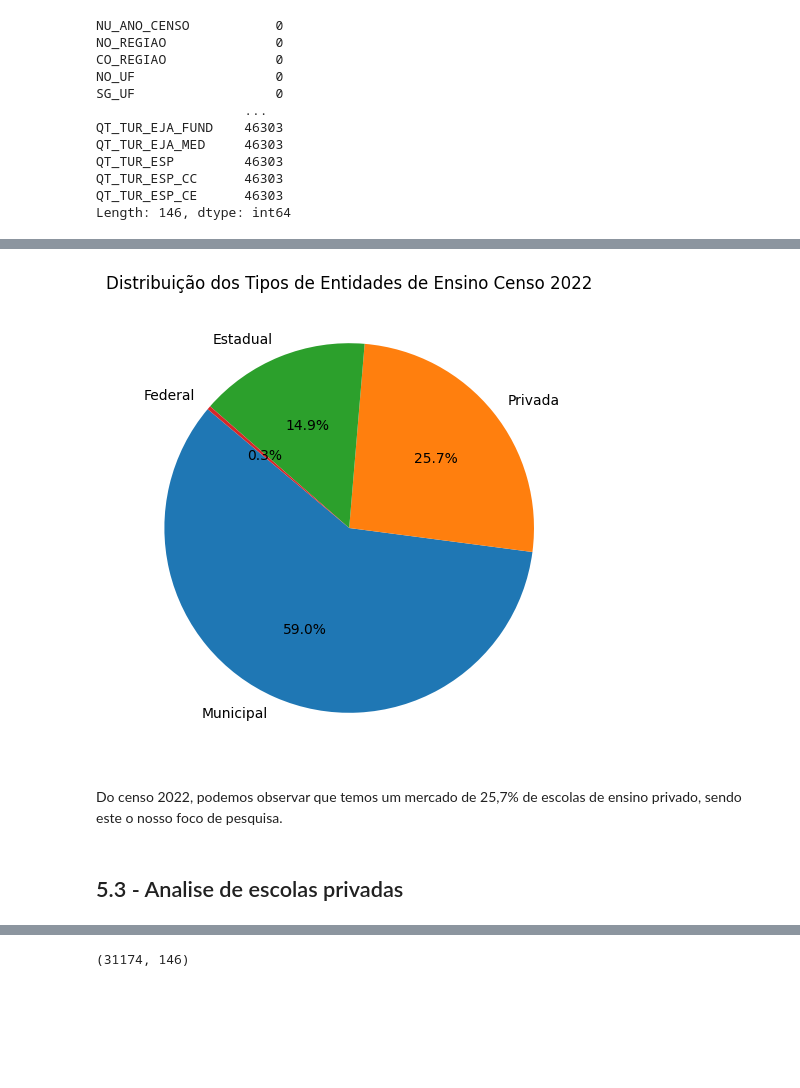
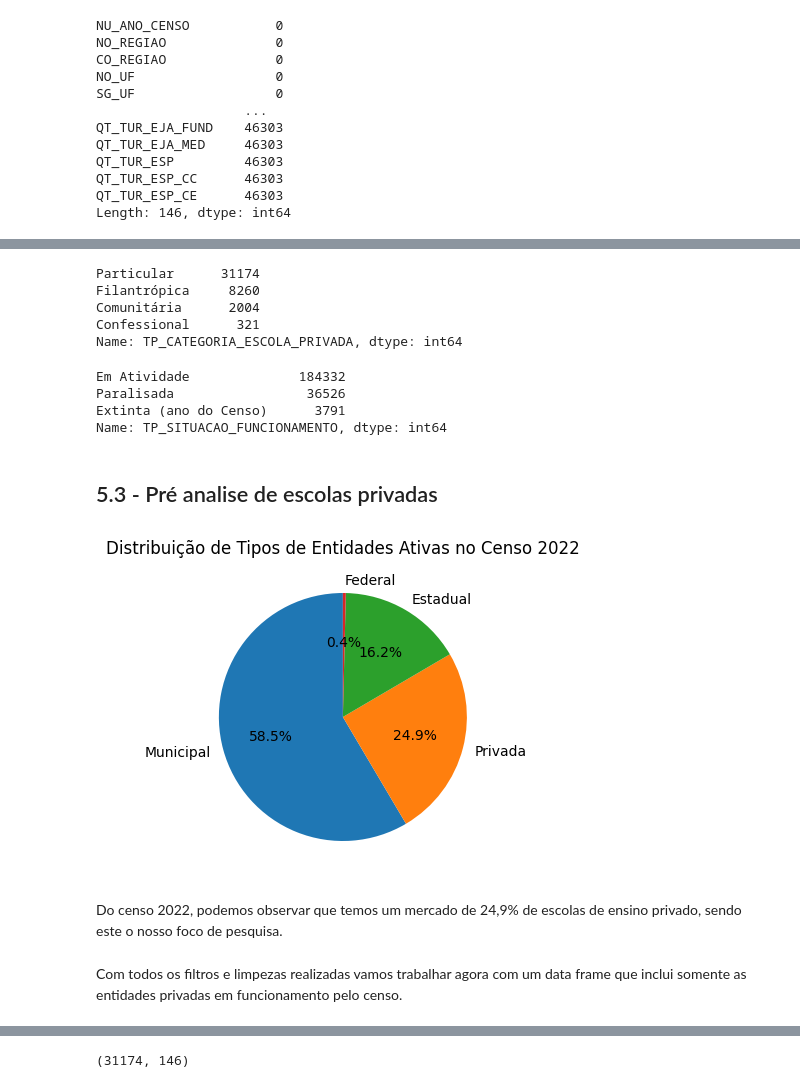
Before and after one commit to AndersonLopesbh/I.S, a Jupyter notebook: Analises IS/Script_python/Analises_IS.ipynb, the cells around one changed output, grey strips where cells are left out. Drawn from its saved outputs; the diff is of its cells as text; code cells hidden in the pictures; blank space fills up the shorter version.

```diff
--- a/Analises IS/Script_python/Analises_IS.ipynb
+++ b/Analises IS/Script_python/Analises_IS.ipynb
@@ -362,20 +437,56 @@ Name: TP_DEPENDENCIA, dtype: int64
+# %%
+# Mapear os valores na coluna 'TP_CATEGORIA_ESCOLA_PRIVADA'
+mapeamento = {
+    1.0: 'Particular',
+    2.0: 'Comunitária',
+    3.0: 'Confessional',
+    4.0: 'Filantrópica'
+    }
+df_censo['TP_CATEGORIA_ESCOLA_PRIVADA'] = df_censo['TP_CATEGORIA_ESCOLA_PRIVADA'].replace(mapeamento)
+
+# Leitura do DataFrame após a substituição
+df_censo['TP_CATEGORIA_ESCOLA_PRIVADA'].value_counts()
+# %% [output]
+Particular      31174
+Filantrópica     8260
+Comunitária      2004
+Confessional      321
+Name: TP_CATEGORIA_ESCOLA_PRIVADA, dtype: int64
+# %%
+# Mapear os valores na coluna 'TP_SITUACAO_FUNCIONAMENTO'
+mapeamento = {
+    1: 'Em Atividade',
+    2: 'Paralisada',
+    3: 'Extinta (ano do Censo)',
+    4: 'Extinta em Anos Anteriores'
+    }
+df_censo['TP_SITUACAO_FUNCIONAMENTO'] = df_censo['TP_SITUACAO_FUNCIONAMENTO'].replace(mapeamento)
+
+# Leitura do DataFrame após a substituição
+df_censo['TP_SITUACAO_FUNCIONAMENTO'].value_counts()
+# %% [output]
+Em Atividade              184332
+Paralisada                 36526
+Extinta (ano do Censo)      3791
+Name: TP_SITUACAO_FUNCIONAMENTO, dtype: int64
+# %% [markdown]
+## 5.3 - Pré analise de escolas privadas
 # %%
-#comparativo de entidades particulares X Demais
+#Comparativo de entidades Particulares X Demais (ativas)
+# Contando o número de linhas para cada tipo na coluna 'TIPO' e filtrando somente as ativas
 
-# Contando o número de linhas para cada tipo na coluna 'TIPO'
-tipo_counts = df_censo['TP_DEPENDENCIA'].value_counts()
+df_filtrado = df_censo[df_censo['TP_SITUACAO_FUNCIONAMENTO'] == 'Em Atividade']
+contagem_dependencia = df_filtrado['TP_DEPENDENCIA'].value_counts()
 
-# Criando um gráfico de pizza para mostrar as contagens
-plt.figure(figsize=(8, 6))
-labels=['Municipal','Privada','Estadual','Federal']
-plt.pie(tipo_counts, labels=labels, autopct='%1.1f%%', startangle=140)
-
-plt.title('Distribuição dos Tipos de Entidades de Ensino Censo 2022')
+# Criar o gráfico de pizza
+plt.figure(figsize=(4, 8))
+plt.pie(contagem_dependencia, labels=contagem_dependencia.index, autopct='%1.1f%%', startangle=90)
+plt.title('Distribuição de Tipos de Entidades Ativas no Censo 2022')
 plt.show()
 # %% [output]
-[figure, old version]
+[figure, new version]
 # %% [markdown]
-Do censo 2022, podemos observar que temos um mercado de 25,7% de escolas de ensino privado, sendo este o nosso foco de pesquisa.
+Do censo 2022, podemos observar que temos um mercado de 24,9% de escolas de ensino privado, sendo este o nosso foco de pesquisa.
-# %% [markdown]
-## 5.3 - Analise de escolas privadas
+# %% [markdown]
+Com todos os filtros e limpezas realizadas vamos trabalhar agora com um data frame que inclui somente as entidades privadas em funcionamento pelo censo.
 # %%
```
Also changed, not shown: parts of 39 cells of this notebook.
